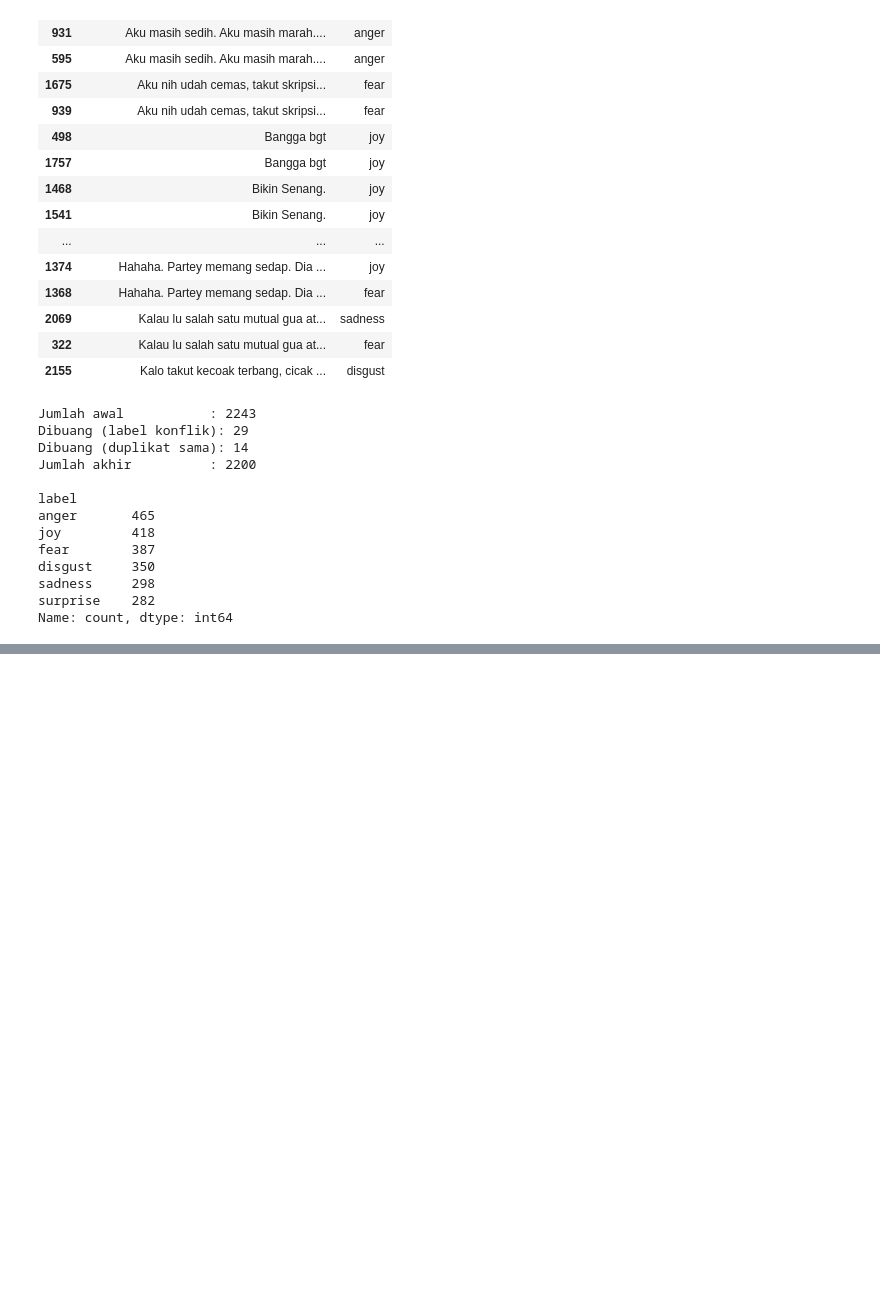
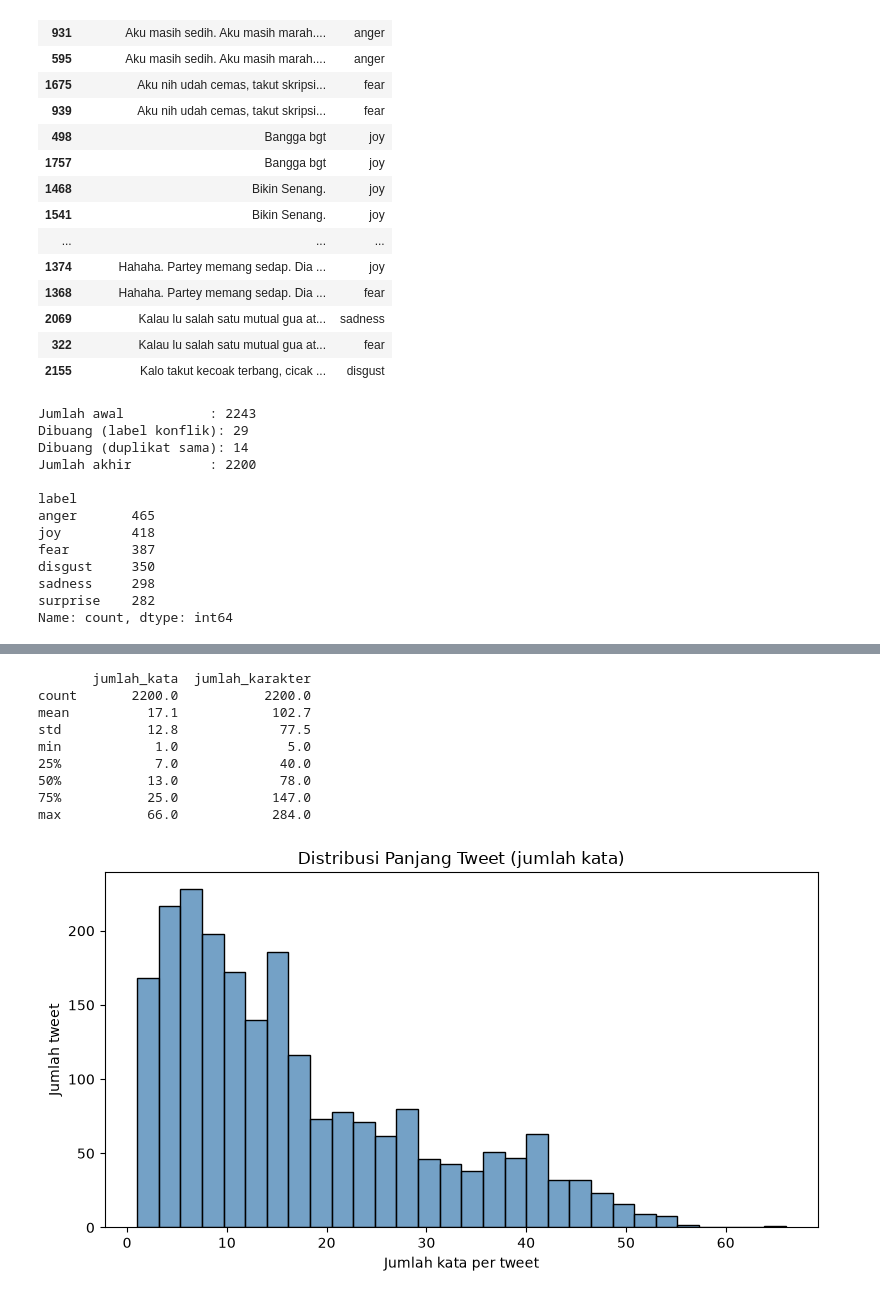
Before and after one commit to Mahyu106/mooddetect-id, a Jupyter notebook: notebooks/01_eda.ipynb, the cells around one changed output, grey strips where cells are left out. Saved outputs shown, nothing was run; the diff lists cells and outputs as text; code cells hidden in the pictures; blank space fills up the shorter version.

```diff
--- a/notebooks/01_eda.ipynb
+++ b/notebooks/01_eda.ipynb
@@ -132,0 +165,28 @@ Name: count, dtype: int64
+# %%
+# Hitung jumlah kata dan jumlah karakter tiap tweet
+bersih["jumlah_kata"] = bersih["tweet"].str.split().str.len()
+bersih["jumlah_karakter"] = bersih["tweet"].str.len()
+
+# Ringkasan angka: rata-rata, terkecil, terbesar, dan lainnya
+print(bersih[["jumlah_kata", "jumlah_karakter"]].describe().round(1))
+
+# Histogram: berapa banyak tweet untuk tiap rentang panjang kata
+plt.figure(figsize=(8, 4.5))
+sns.histplot(data=bersih, x="jumlah_kata", bins=30, color="steelblue")
+plt.title("Distribusi Panjang Tweet (jumlah kata)")
+plt.xlabel("Jumlah kata per tweet")
+plt.ylabel("Jumlah tweet")
+plt.tight_layout()
+plt.savefig("../reports/figures/panjang_teks.png", dpi=150)
+plt.show()
+# %% [output]
+       jumlah_kata  jumlah_karakter
+count       2200.0           2200.0
+mean          17.1            102.7
+std           12.8             77.5
+min            1.0              5.0
+25%            7.0             40.0
+50%           13.0             78.0
+75%           25.0            147.0
+max           66.0            284.0
+[figure, added]
```
Also changed, not shown: parts of 2 cells of this notebook, 2 other files.
